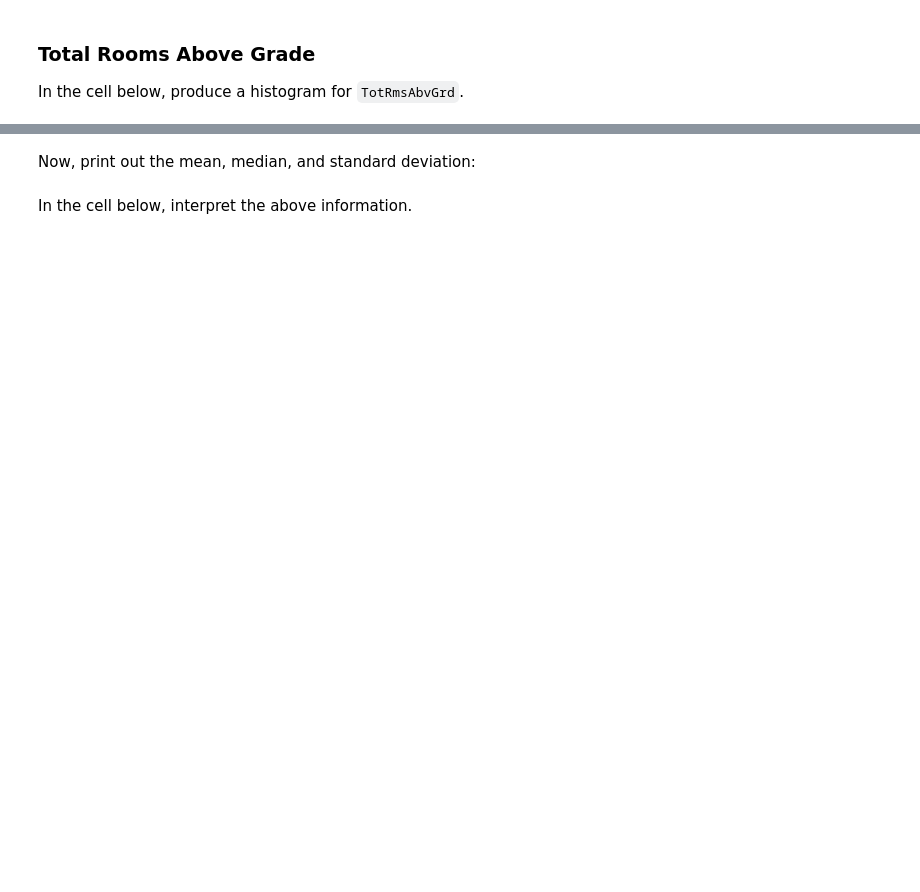
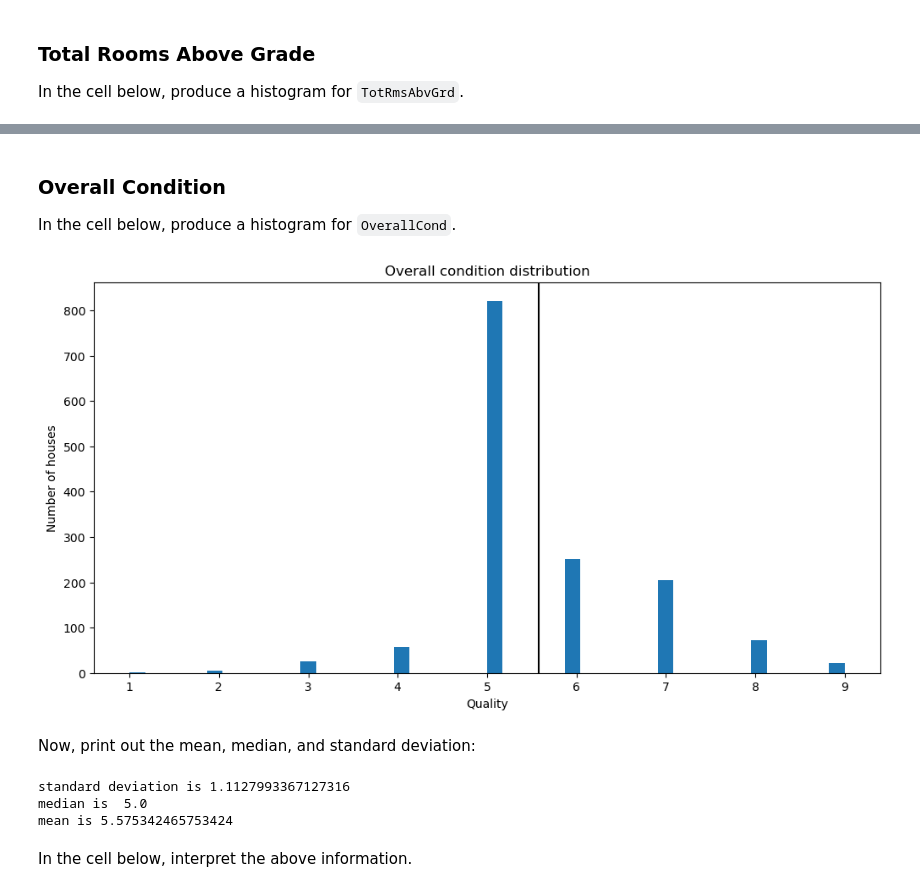
Before and after one commit to wanjikuciku/dsc-pandas-eda-lab, a Jupyter notebook: index.ipynb, the cells around one changed output, grey strips where cells are left out. Saved outputs shown, nothing was run; the diff lists cells and outputs as text; code cells hidden in the pictures; blank space fills up the shorter version.

```diff
--- a/index.ipynb
+++ b/index.ipynb
@@ -151,2 +239,17 @@ In the cell below, produce a histogram for `TotRmsAbvGrd`.
+# %% [markdown]
+### Overall Condition
+
+In the cell below, produce a histogram for `OverallCond`.
+# %%
+fig, ax = plt.subplots(figsize = (12,6))
+x = df['OverallCond']
+mean = x.mean()
+ax.hist(x, bins = 'auto')
+ax.set_title('Overall condition distribution')
+ax.set_xlabel('Quality')
+ax.set_ylabel('Number of houses')
+ax.axvline(mean, c='k');
+# %% [output]
+[figure, added]
 # %% [markdown]
 Now, print out the mean, median, and standard deviation:
@@ -155,2 +256,10 @@ Now, print out the mean, median, and standard deviation:
+# %%
+print('standard deviation is', x.std())
+print('median is ', x.median())
+print('mean is', x.mean())
+# %% [output]
+standard deviation is 1.1127993367127316
+median is  5.0
+mean is 5.575342465753424
 # %% [markdown]
 In the cell below, interpret the above information.
```
Also changed, not shown: parts of 28 cells of this notebook.
